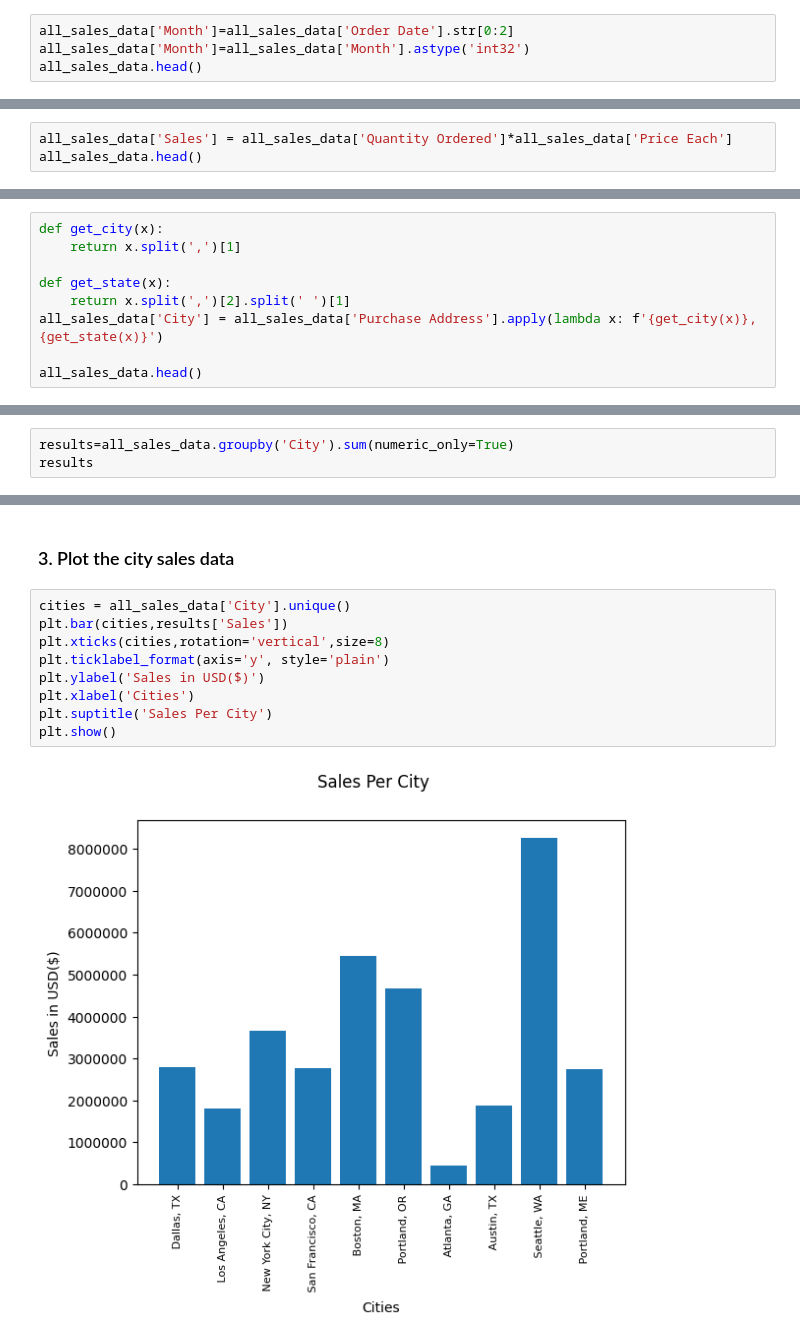
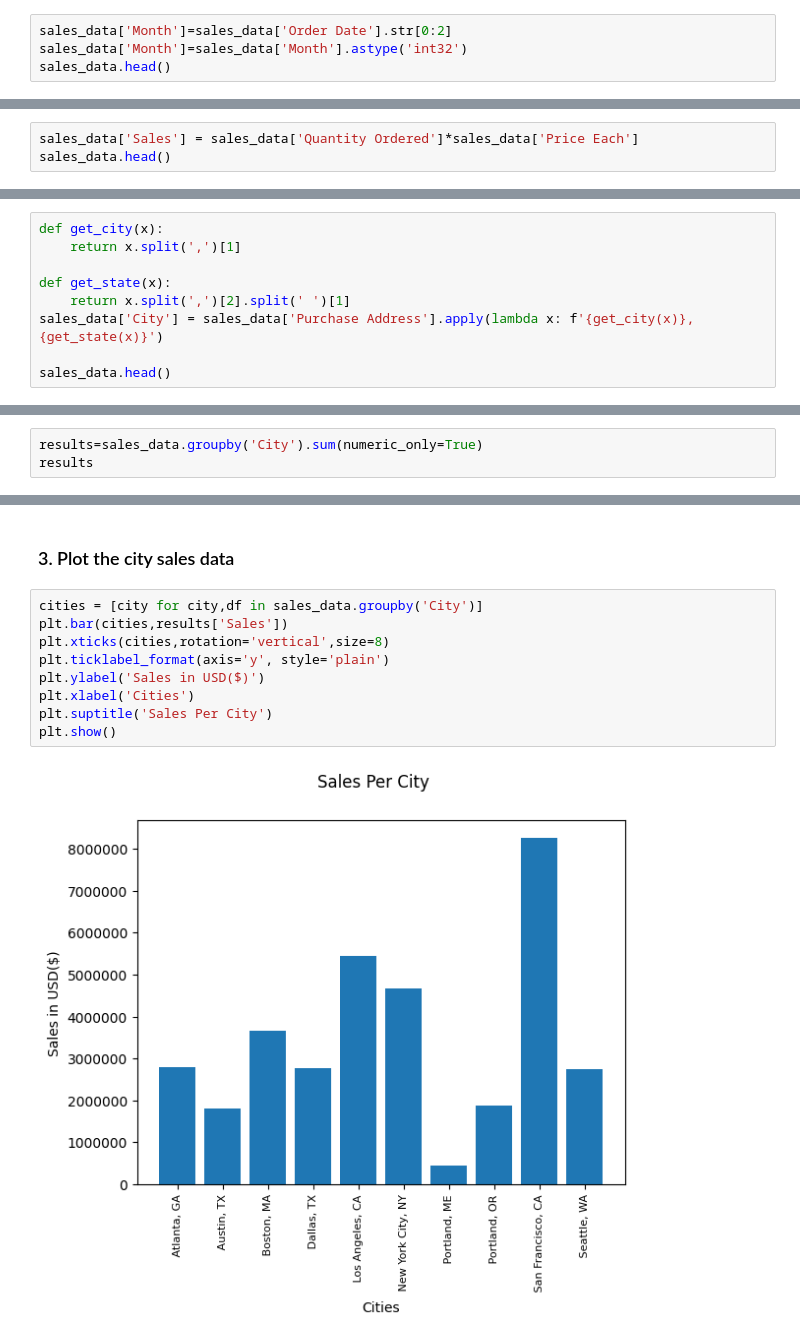
Before and after one commit to SimonOkello/Data-Analysis, a Jupyter notebook: Sales Data Analysis.ipynb, the cells around one changed output, grey strips where cells are left out. Drawn from its saved outputs; the diff is of its cells as text.

```diff
--- a/Sales Data Analysis.ipynb
+++ b/Sales Data Analysis.ipynb
@@ -112,9 +112,9 @@ all_sales_data.head()
 # %% [markdown]
 ### Add month column to dataframe
 # %%
-all_sales_data['Month']=all_sales_data['Order Date'].str[0:2]
-all_sales_data['Month']=all_sales_data['Month'].astype('int32')
-all_sales_data.head()
+sales_data['Month']=sales_data['Order Date'].str[0:2]
+sales_data['Month']=sales_data['Month'].astype('int32')
+sales_data.head()
 # %% [output]
 |  | Order ID | Product | Quantity Ordered | Price Each | Order Date | Purchase Address | Month |
 | 0 | 259358 | 34in Ultrawide Monitor | 1 | 379.99 | 10/28/19 10:56 | 609 Cherry St, Dallas, TX 75001 | 10 |
@@ -125,8 +125,8 @@ all_sales_data.head()
 # %% [markdown]
 ### Add sales column to dataframe
 # %%
-all_sales_data['Sales'] = all_sales_data['Quantity Ordered']*all_sales_data['Price Each']
-all_sales_data.head()
+sales_data['Sales'] = sales_data['Quantity Ordered']*sales_data['Price Each']
+sales_data.head()
 # %% [output]
 |  | Order ID | Product | Quantity Ordered | Price Each | Order Date | Purchase Address | Month | Sales |
 | 0 | 259358 | 34in Ultrawide Monitor | 1 | 379.99 | 10/28/19 10:56 | 609 Cherry St, Dallas, TX 75001 | 10 | 379.99 |
@@ -142,9 +142,9 @@ def get_city(x):
 
 def get_state(x):
     return x.split(',')[2].split(' ')[1]
-all_sales_data['City'] = all_sales_data['Purchase Address'].apply(lambda x: f'{get_city(x)}, {get_state(x)}')
+sales_data['City'] = sales_data['Purchase Address'].apply(lambda x: f'{get_city(x)}, {get_state(x)}')
 
-all_sales_data.head()
+sales_data.head()
 # %% [output]
 |  | Order ID | Product | Quantity Ordered | Price Each | Order Date | Purchase Address | Month | Sales | ... |
 | 0 | 259358 | 34in Ultrawide Monitor | 1 | 379.99 | 10/28/19 10:56 | 609 Cherry St, Dallas, TX 75001 | 10 | 379.99 | ... |
@@ -191,7 +191,7 @@ plt.show()
 # %% [markdown]
 ### 3.Which city had the highest number of sales?
 # %%
-results=all_sales_data.groupby('City').sum(numeric_only=True)
+results=sales_data.groupby('City').sum(numeric_only=True)
 results
 # %% [output]
 |  | Quantity Ordered | Price Each | Month | Sales |
@@ -209,13 +209,13 @@ results
 # %% [markdown]
 ### 3. Plot the city sales data
 # %%
-cities = all_sales_data['City'].unique()
+cities = [city for city,df in sales_data.groupby('City')]
 plt.bar(cities,results['Sales'])
 plt.xticks(cities,rotation='vertical',size=8)
 plt.ticklabel_format(axis='y', style='plain')
 plt.ylabel('Sales in USD($)')
 plt.xlabel('Cities')
 plt.suptitle('Sales Per City')
 plt.show()
 # %% [output]
-[figure, old version]
+[figure, new version]
```
Also changed, not shown: parts of 11 cells of this notebook, 4 other files.
